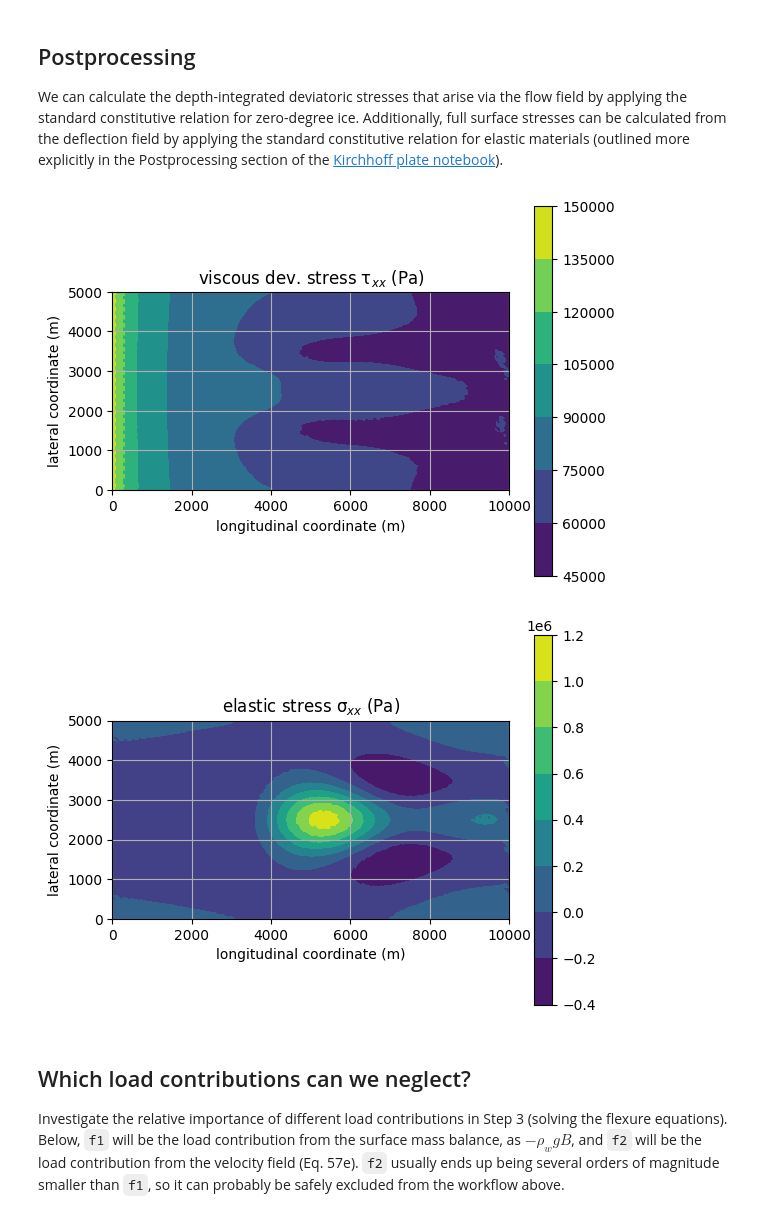
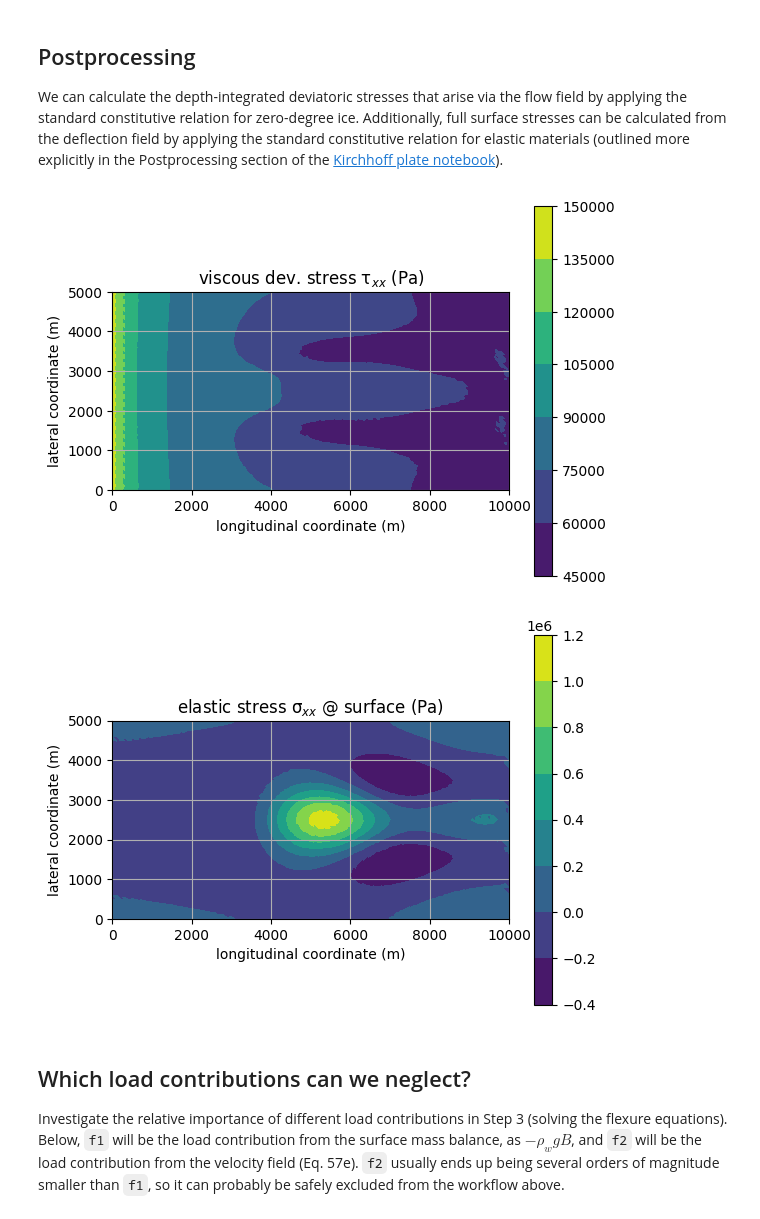
Before and after one commit to chrismiele/weird_flex, a Jupyter notebook: 3_coupled_flow_flexure_elastic.ipynb, the cells around one changed output. Drawn from its saved outputs; the diff is of its cells as text; code cells hidden in the pictures.

```diff
--- a/3_coupled_flow_flexure_elastic.ipynb
+++ b/3_coupled_flow_flexure_elastic.ipynb
@@ -343,35 +342,35 @@ We can calculate the depth-integrated deviatoric stresses that arise via the flo
 
 fig, ax = plt.subplots()
 ax.set_aspect('equal')
 plt.title('viscous dev. stress τ$_{xx}$ (Pa)')
 stress_plot = tricontourf(τxx, axes=ax)
 plt.colorbar(stress_plot)
 plt.xlabel('longitudinal coordinate (m)')
 plt.ylabel('lateral coordinate (m)')
 plt.grid()
 plt.show()
 
 ########################
 ########################
 ### elastic stresses ###
 ########################
 ########################
 
 σ_surf = -1/2*λ_1*H_*ddη - 1/2*λ_2*H_*tr(ddη)*Identity(2) #stress tensor at the surface (ζ = H/2)
 σxx = project(σ_surf[0, 0], Q1)
 
 fig, ax = plt.subplots()
 ax.set_aspect('equal')
-plt.title('elastic stress σ$_{xx}$ (Pa)')
+plt.title('elastic stress σ$_{xx}$ @ surface (Pa)')
 stress_plot = tricontourf(σxx, axes=ax)
 plt.colorbar(stress_plot)
 plt.xlabel('longitudinal coordinate (m)')
 plt.ylabel('lateral coordinate (m)')
 plt.grid()
 plt.show()
 # %% [output]
 [figure]
-[figure, old version]
+[figure, new version]
 # %% [markdown]
 ## Which load contributions can we neglect?
 
```
Also changed, not shown: parts of 1 cell of this notebook.
